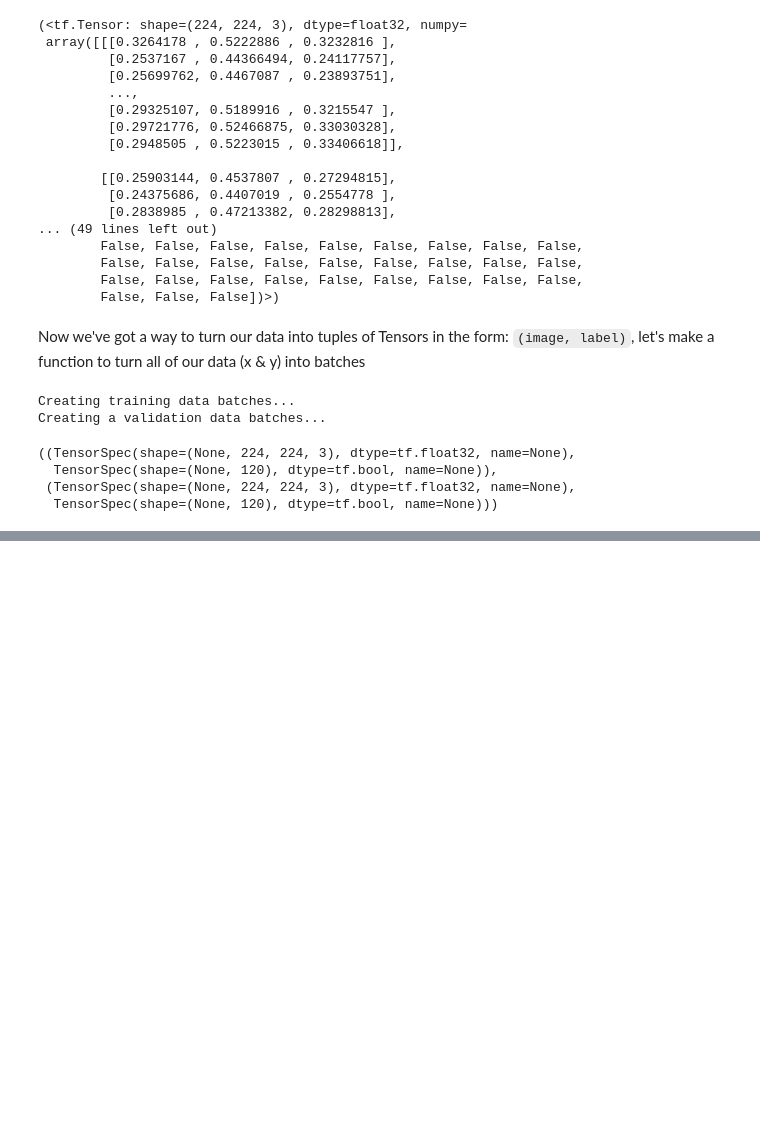
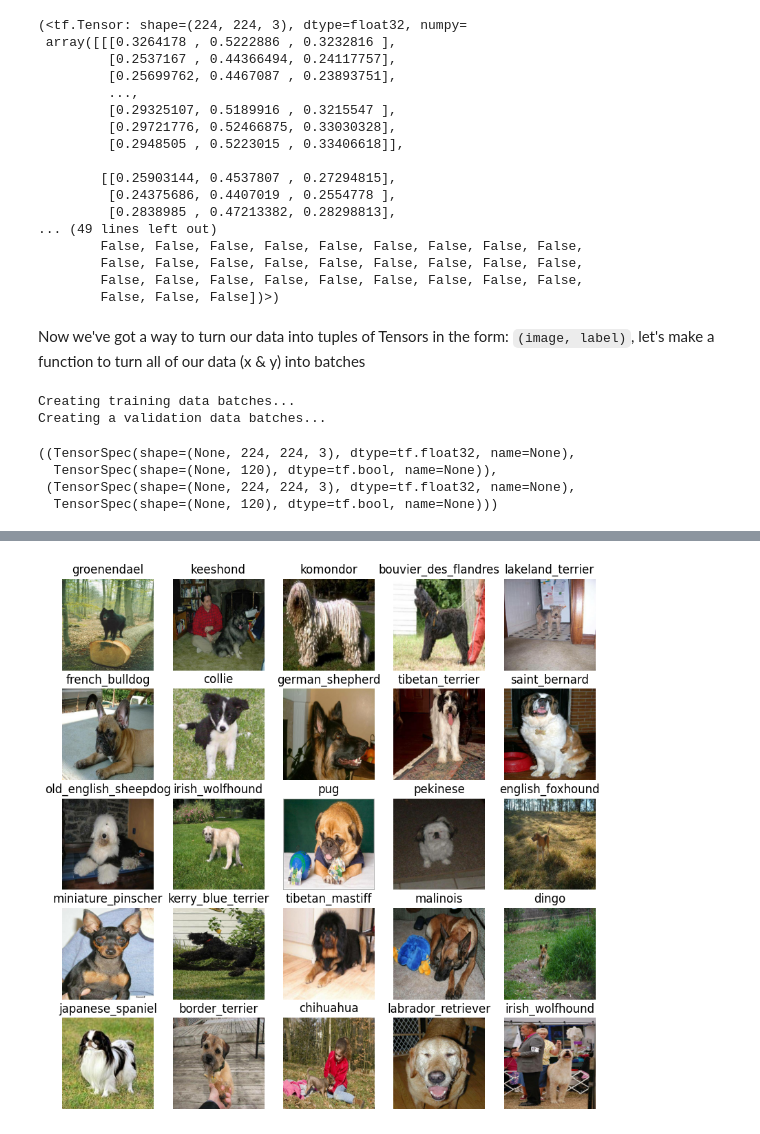
Before and after one commit to Khey17/DogBreed-Iden, a Jupyter notebook: DogBreed.ipynb, the cells around one changed output, grey strips where cells are left out. Saved outputs shown, nothing was run; the diff lists cells and outputs as text; code cells hidden in the pictures; blank space fills up the shorter version.

```diff
--- a/DogBreed.ipynb
+++ b/DogBreed.ipynb
@@ -512,0 +516,18 @@ tr_data.element_spec, val_data.element_spec
+# %%
+# Create a function for viewing images in a data batch
+def show_images(images, labels):
+  '''
+  Displays a plot of 25 images and their labels from a data batch.
+  '''
+  # Setup the figure
+  plt.figure(figsize=(10, 10))
+  # Loop through 25 (for displaying 25 images)
+  for i in range(25):
+    # Create subplots(5 rows, 5 columns)
+    ax = plt.subplot(5, 5, i + 1)
+    # Display an image
+    plt.imshow(images[i])
+    # Add the image label as the title
+    plt.title(breeds[labels[i].argmax()])
+    # Turn the grid lines off
+    plt.axis('off')
@@ -512,0 +538,4 @@ tr_data.element_spec, val_data.element_spec
+# %%
+tr_images, tr_labels = next(tr_data.as_numpy_iterator())
+len(tr_images), len
+(tr_labels)
@@ -512,0 +550,5 @@ tr_data.element_spec, val_data.element_spec
+# %%
+# Now let's visualize the data in a training batch
+show_images(tr_images, tr_labels)
+# %% [output]
+[figure, added]
```
Also changed, not shown: parts of 8 cells of this notebook.
